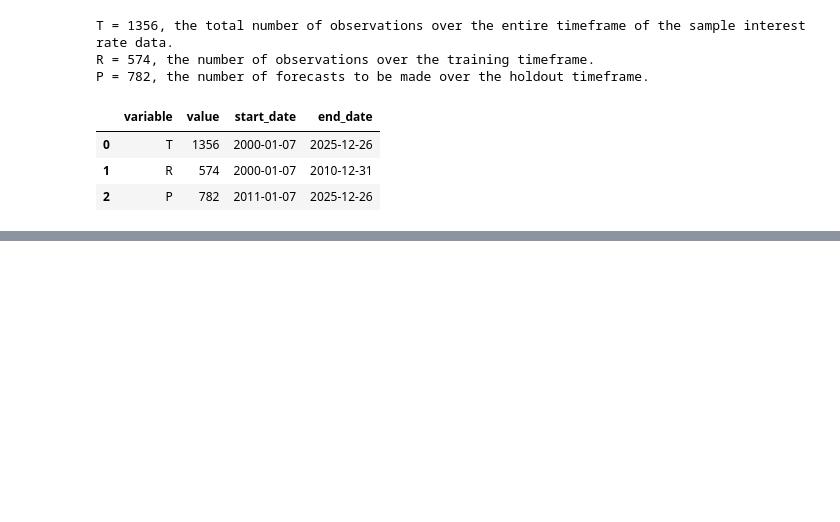
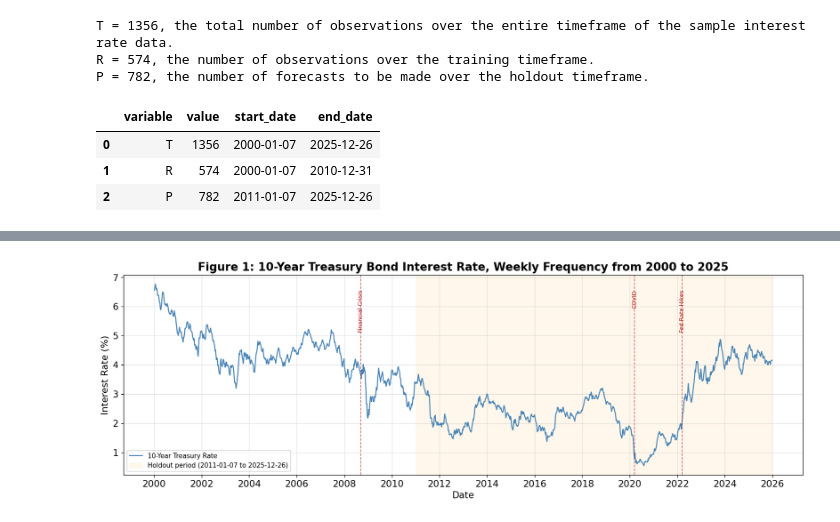
Before and after one commit to Vazquez-Michael-V/forecasting_econ_570, a Jupyter notebook: midterm/econ_570_midterm.ipynb, the cells around one changed output, grey strips where cells are left out. Drawn from its saved outputs; the diff is of its cells as text; code cells hidden in the pictures; blank space fills up the shorter version.

```diff
--- a/midterm/econ_570_midterm.ipynb
+++ b/midterm/econ_570_midterm.ipynb
@@ -237,0 +266,32 @@ P = 782, the number of forecasts to be made over the holdout timeframe.
+# %%
+fig, ax = plt.subplots(figsize=(14, 5))
+
+ax.plot(df_ir.index, df_ir['rate'], color='steelblue', lw=1.4, label='10-Year Treasury Rate')
+
+# Shade the holdout period.
+ax.axvspan(pd.Timestamp(HOLD_START), pd.Timestamp(HOLD_END),
+           alpha=0.08, color='orange', label=f'Holdout period ({HOLD_START} to {HOLD_END})')
+
+# Annotate economic events that strongly impacted the federal funds rate.
+events = [
+    ('2008-09-12', 'Financial Crisis'),
+    ('2020-03-13', 'COVID'),
+    ('2022-03-18', 'Fed Rate Hikes'),
+]
+for date_str, label in events:
+    ts = pd.Timestamp(date_str)
+    ax.axvline(ts, color='firebrick', lw=1.0, ls='--', alpha=0.7)
+    ax.text(ts, df_ir['rate'].max() * 0.97, label,
+            fontsize=8, color='firebrick', ha='center', va='top', rotation=90)
+
+ax.set_title('Figure 1: 10-Year Treasury Bond Interest Rate, Weekly Frequency from 2000 to 2025',
+             fontweight='bold')
+ax.set_ylabel('Interest Rate (%)')
+ax.set_xlabel('Date')
+ax.xaxis.set_major_formatter(mdates.DateFormatter('%Y'))
+ax.xaxis.set_major_locator(mdates.YearLocator(2))
+ax.legend(fontsize=9)
+plt.tight_layout()
+plt.show()
+# %% [output]
+[figure, added]
```
Also changed, not shown: parts of 9 cells of this notebook, 2 other files.
